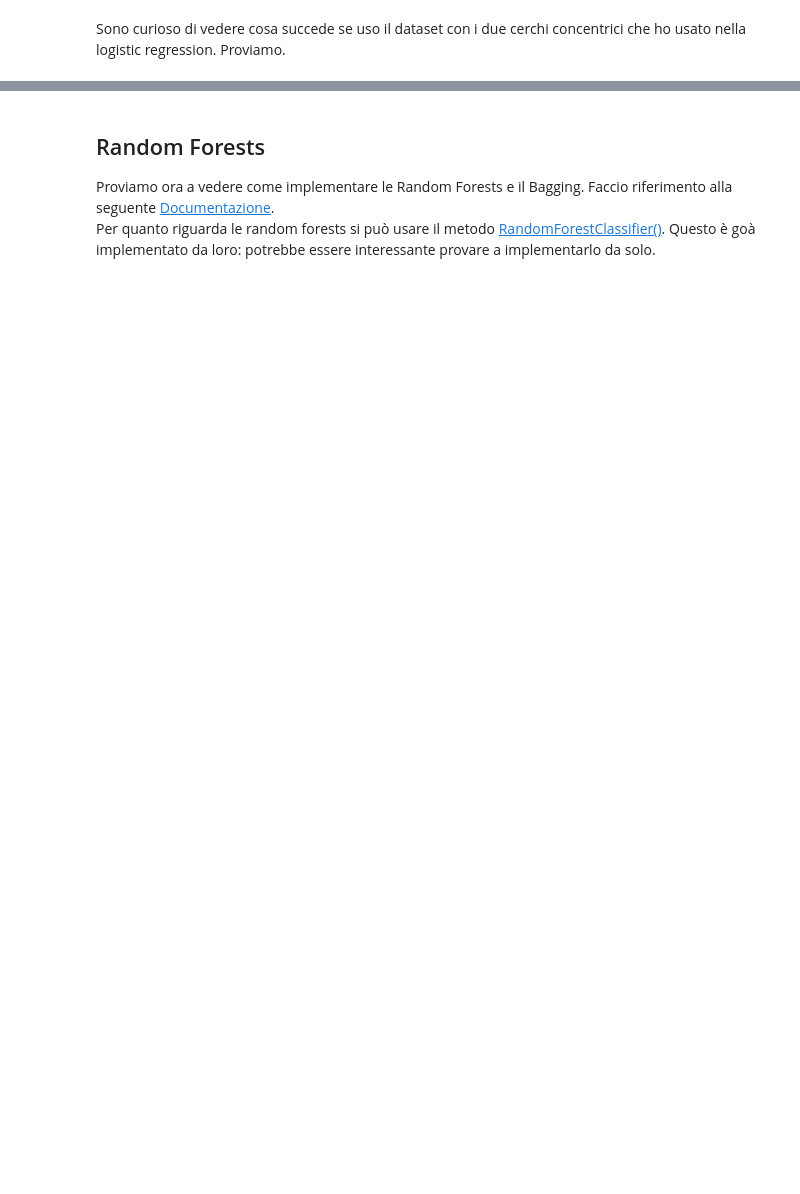
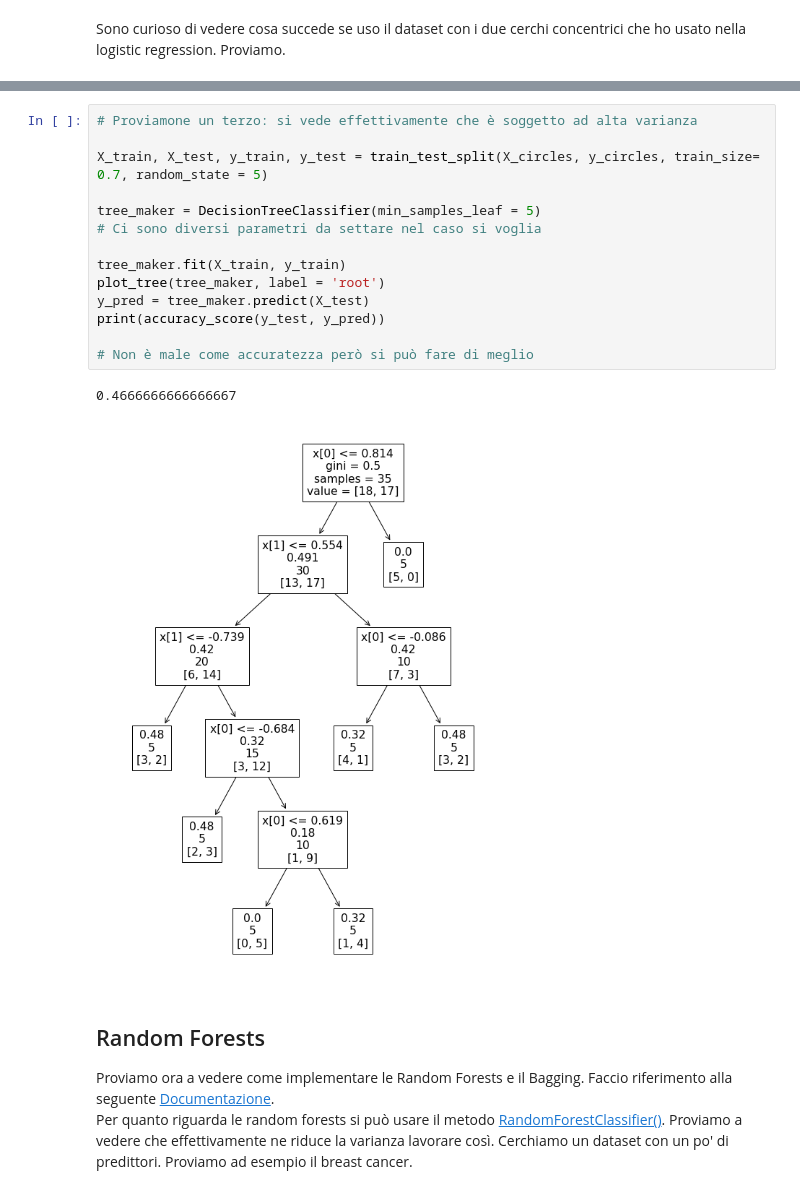
Before and after one commit to dcapelli02/Codice-Tesi-Triennale-Prova, a Jupyter notebook: Prova per Classification Trees.ipynb, the cells around one changed output, grey strips where cells are left out. Saved outputs shown, nothing was run; the diff lists cells and outputs as text; blank space fills up the shorter version.

```diff
--- a/Prova per Classification Trees.ipynb
+++ b/Prova per Classification Trees.ipynb
@@ -134,4 +103,21 @@ print(accuracy_score(y_test, y_pred))
+# %%
+# Proviamone un terzo: si vede effettivamente che è soggetto ad alta varianza
+
+X_train, X_test, y_train, y_test = train_test_split(X_circles, y_circles, train_size= 0.7, random_state = 5)
+
+tree_maker = DecisionTreeClassifier(min_samples_leaf = 5)
+# Ci sono diversi parametri da settare nel caso si voglia
+
+tree_maker.fit(X_train, y_train)
+plot_tree(tree_maker, label = 'root')
+y_pred = tree_maker.predict(X_test)
+print(accuracy_score(y_test, y_pred))
+
+# Non è male come accuratezza però si può fare di meglio
+# %% [output]
+0.4666666666666667
+[figure, added]
 # %% [markdown]
 ## Random Forests
 Proviamo ora a vedere come implementare le Random Forests e il Bagging. Faccio riferimento alla seguente [Documentazione](https://scikit-learn.org/stable/modules/ensemble.html). \
-Per quanto riguarda le random forests si può usare il metodo [RandomForestClassifier()](https://scikit-learn.org/stable/modules/generated/sklearn.ensemble.RandomForestClassifier.html#sklearn.ensemble.RandomForestClassifier). Questo è goà implementato da loro: potrebbe essere interessante provare a implementarlo da solo.
+Per quanto riguarda le random forests si può usare il metodo [RandomForestClassifier()](https://scikit-learn.org/stable/modules/generated/sklearn.ensemble.RandomForestClassifier.html#sklearn.ensemble.RandomForestClassifier). Proviamo a vedere che effettivamente ne riduce la varianza lavorare così. Cerchiamo un dataset con un po' di predittori. Proviamo ad esempio il breast cancer.
```
Also changed, not shown: parts of 19 cells of this notebook, 3 other files.
